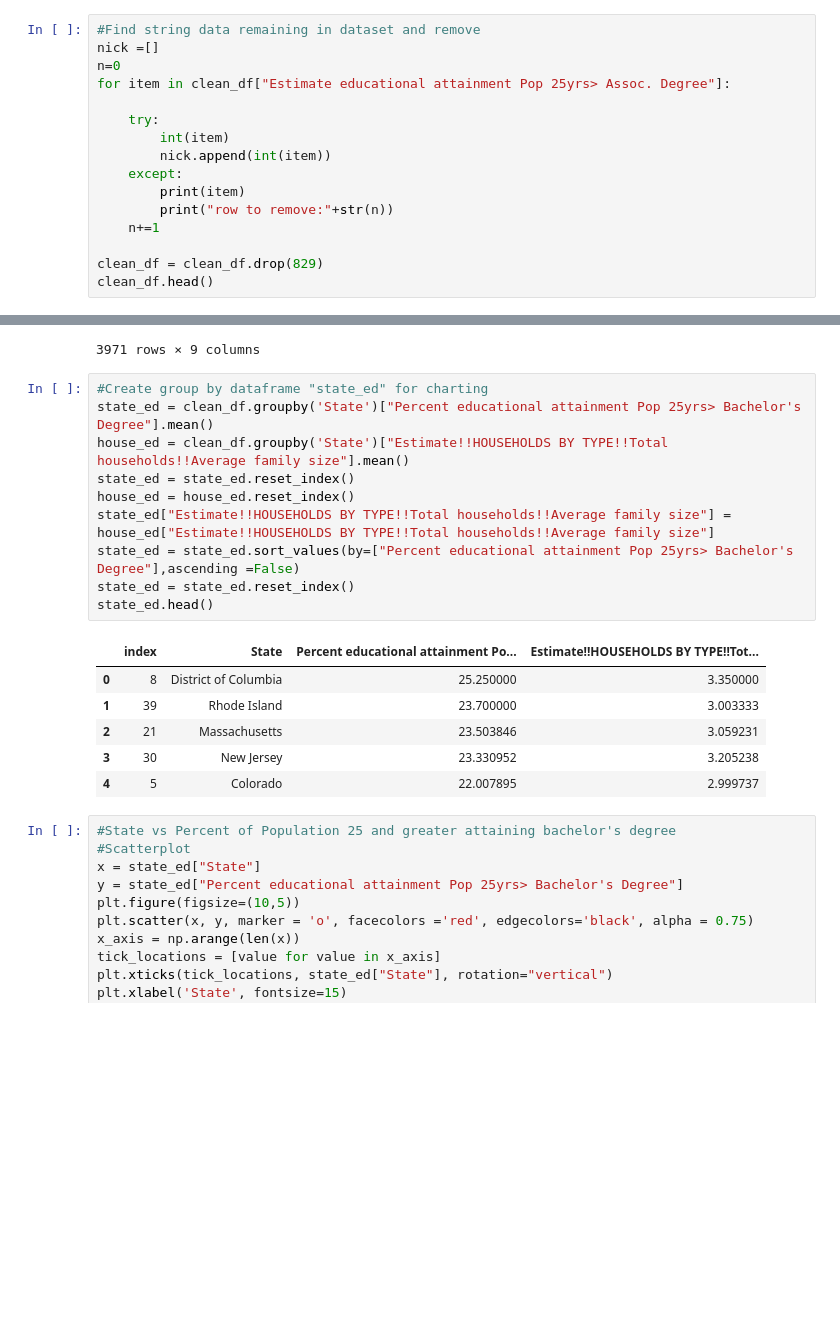
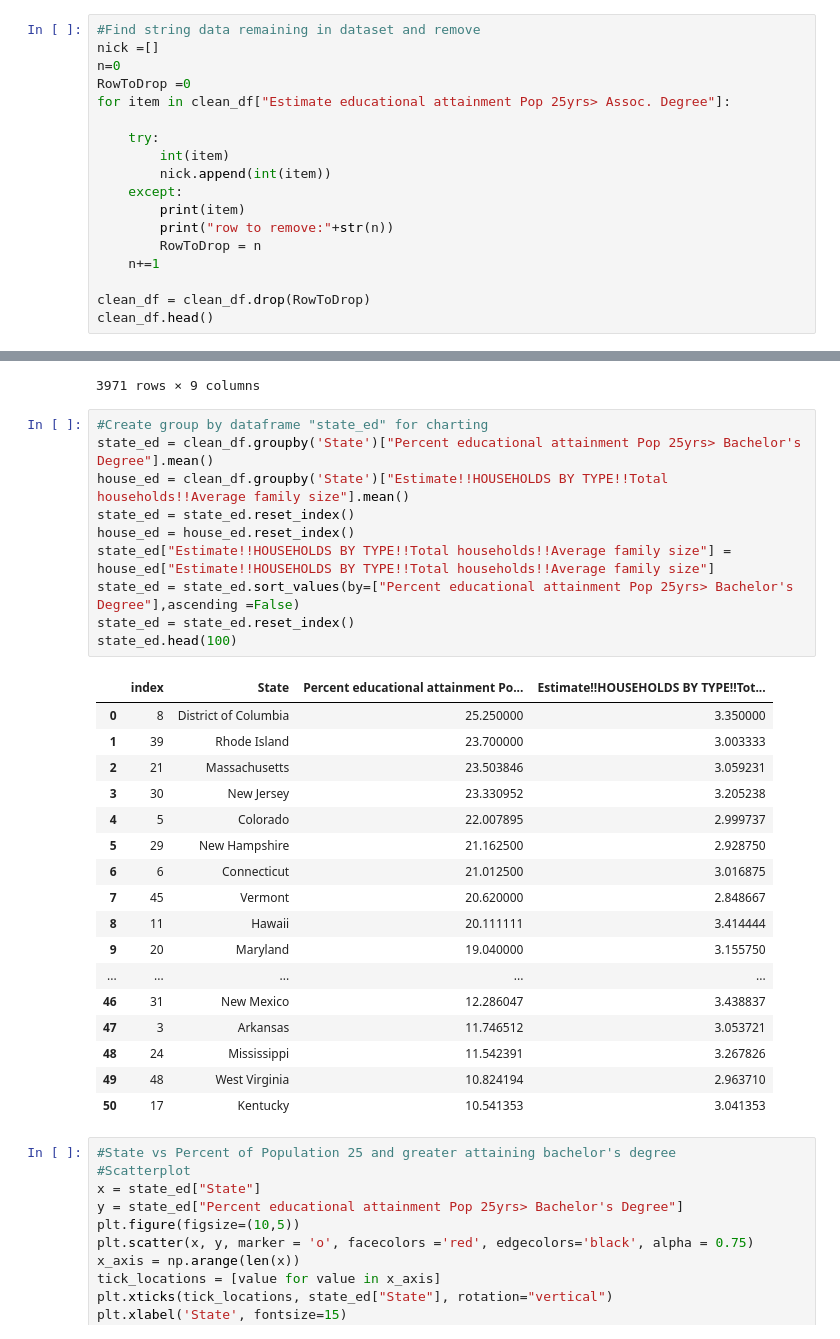
Before and after one commit to safetyh546/TeamDingo, a Jupyter notebook: Edu_vs_Famv2.ipynb, the cells around one changed output, grey strips where cells are left out. Drawn from its saved outputs; the diff is of its cells as text; blank space fills up the shorter version.

```diff
--- a/Edu_vs_Famv2.ipynb
+++ b/Edu_vs_Famv2.ipynb
@@ -58,6 +58,7 @@ clean_df.head()
 #Find string data remaining in dataset and remove
 nick =[]
 n=0
+RowToDrop =0
 for item in clean_df["Estimate educational attainment Pop 25yrs> Assoc. Degree"]:
 
     try:
@@ -66,9 +67,10 @@ for item in clean_df["Estimate educational attainment Pop 25yrs> Assoc. Degree"]
     except:
         print(item)
         print("row to remove:"+str(n))
+        RowToDrop = n
     n+=1
 
-clean_df = clean_df.drop(829)
+clean_df = clean_df.drop(RowToDrop)
 clean_df.head()
 # %% [output]
 Estimate!!EDUCATIONAL ATTAINMENT!!Population 25 years and over!!Associate's degree
@@ -108,20 +110,31 @@ clean_df
 # %%
 #Create group by dataframe "state_ed" for charting
 state_ed = clean_df.groupby('State')["Percent educational attainment Pop 25yrs> Bachelor's Degree"].mean()
 house_ed = clean_df.groupby('State')["Estimate!!HOUSEHOLDS BY TYPE!!Total households!!Average family size"].mean()
 state_ed = state_ed.reset_index()
 house_ed = house_ed.reset_index()
 state_ed["Estimate!!HOUSEHOLDS BY TYPE!!Total households!!Average family size"] = house_ed["Estimate!!HOUSEHOLDS BY TYPE!!Total households!!Average family size"]
 state_ed = state_ed.sort_values(by=["Percent educational attainment Pop 25yrs> Bachelor's Degree"],ascending =False)
 state_ed = state_ed.reset_index()
-state_ed.head()
+state_ed.head(100)
 # %% [output]
 |  | index | State | Percent educational attainment Po... | Estimate!!HOUSEHOLDS BY TYPE!!Tot... |
 | 0 | 8 | District of Columbia | 25.250000 | 3.350000 |
 | 1 | 39 | Rhode Island | 23.700000 | 3.003333 |
 | 2 | 21 | Massachusetts | 23.503846 | 3.059231 |
 | 3 | 30 | New Jersey | 23.330952 | 3.205238 |
 | 4 | 5 | Colorado | 22.007895 | 2.999737 |
+| 5 | 29 | New Hampshire | 21.162500 | 2.928750 |
+| 6 | 6 | Connecticut | 21.012500 | 3.016875 |
+| 7 | 45 | Vermont | 20.620000 | 2.848667 |
+| 8 | 11 | Hawaii | 20.111111 | 3.414444 |
+| 9 | 20 | Maryland | 19.040000 | 3.155750 |
+| ... | ... | ... | ... | ... |
+| 46 | 31 | New Mexico | 12.286047 | 3.438837 |
+| 47 | 3 | Arkansas | 11.746512 | 3.053721 |
+| 48 | 24 | Mississippi | 11.542391 | 3.267826 |
+| 49 | 48 | West Virginia | 10.824194 | 2.963710 |
+| 50 | 17 | Kentucky | 10.541353 | 3.041353 |
 # %%
 #State vs Percent of Population 25 and greater attaining bachelor's degree
 #Scatterplot
```
Also changed, not shown: parts of 3 cells of this notebook, 1 other file.
